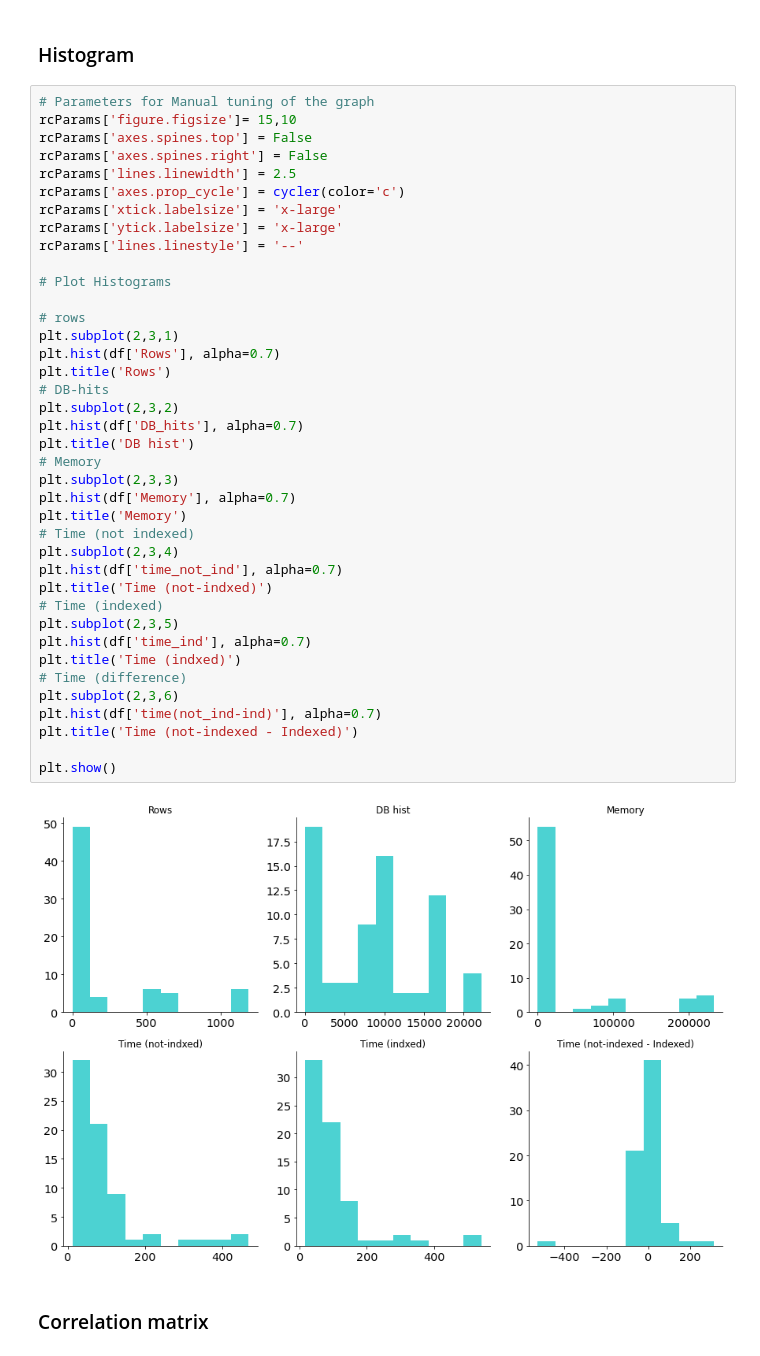
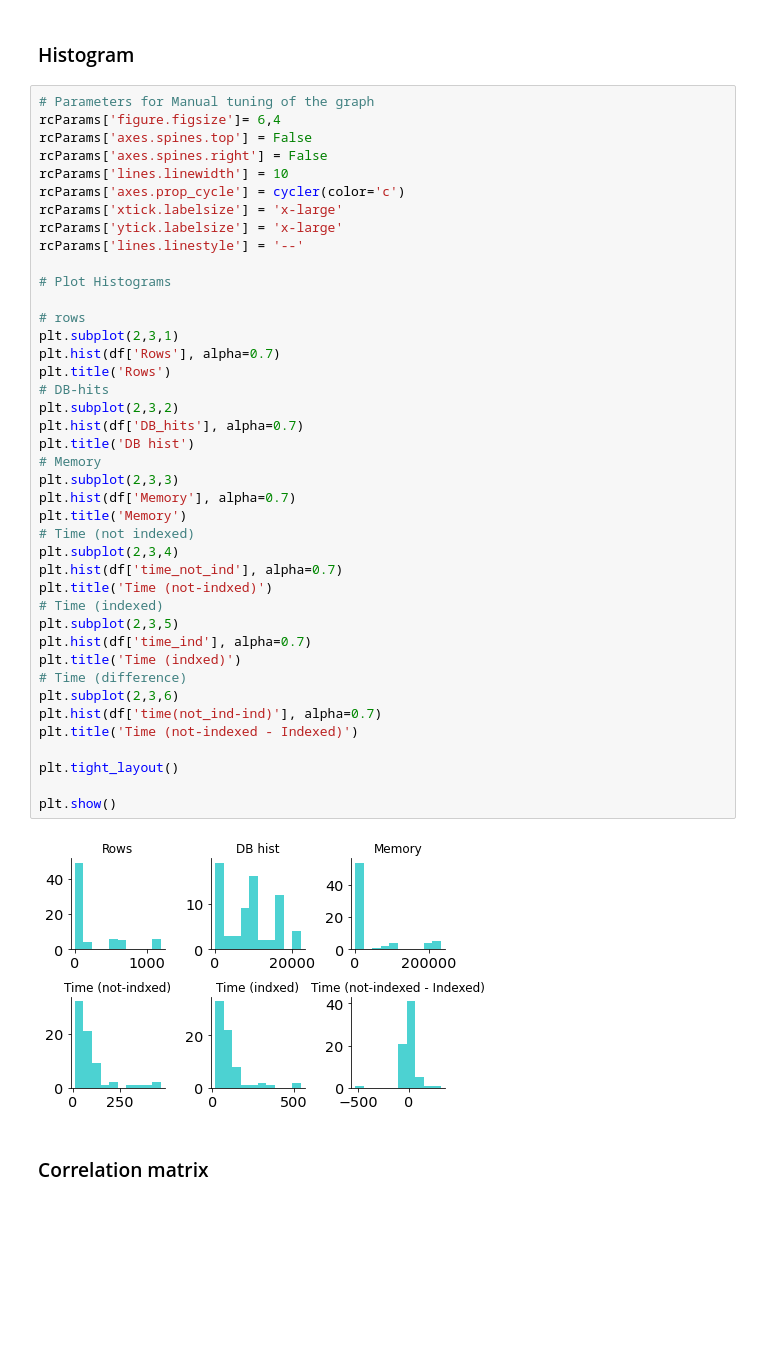
Before and after one commit to clumsyspeedboat/Graph-database-Analytics-Neo4j, a Jupyter notebook: Query Analysis/Query_analysis_python.ipynb, the cells around one changed output. Saved outputs shown, nothing was run; the diff lists cells and outputs as text; blank space fills up the shorter version.

```diff
--- a/Query Analysis/Query_analysis_python.ipynb
+++ b/Query Analysis/Query_analysis_python.ipynb
@@ -22,10 +22,10 @@ df.reset_index(inplace=True) #Reset indexes
 ### Histogram
 # %%
 # Parameters for Manual tuning of the graph
-rcParams['figure.figsize']= 15,10
+rcParams['figure.figsize']= 6,4
 rcParams['axes.spines.top'] = False
 rcParams['axes.spines.right'] = False
-rcParams['lines.linewidth'] = 2.5
+rcParams['lines.linewidth'] = 10
 rcParams['axes.prop_cycle'] = cycler(color='c')
 rcParams['xtick.labelsize'] = 'x-large'
 rcParams['ytick.labelsize'] = 'x-large'
@@ -33,34 +33,36 @@ rcParams['lines.linestyle'] = '--'
 
 # Plot Histograms
 
 # rows
 plt.subplot(2,3,1)
 plt.hist(df['Rows'], alpha=0.7)
 plt.title('Rows')
 # DB-hits
 plt.subplot(2,3,2)
 plt.hist(df['DB_hits'], alpha=0.7)
 plt.title('DB hist')
 # Memory
 plt.subplot(2,3,3)
 plt.hist(df['Memory'], alpha=0.7)
 plt.title('Memory')
 # Time (not indexed)
 plt.subplot(2,3,4)
 plt.hist(df['time_not_ind'], alpha=0.7)
 plt.title('Time (not-indxed)')
 # Time (indexed)
 plt.subplot(2,3,5)
 plt.hist(df['time_ind'], alpha=0.7)
 plt.title('Time (indxed)')
 # Time (difference)
 plt.subplot(2,3,6)
 plt.hist(df['time(not_ind-ind)'], alpha=0.7)
 plt.title('Time (not-indexed - Indexed)')
 
+plt.tight_layout()
+
 plt.show()
 # %% [output]
-[figure, old version]
+[figure, new version]
 # %% [markdown]
 ### Correlation matrix
 # %%
```
Also changed, not shown: parts of 3 cells of this notebook.
